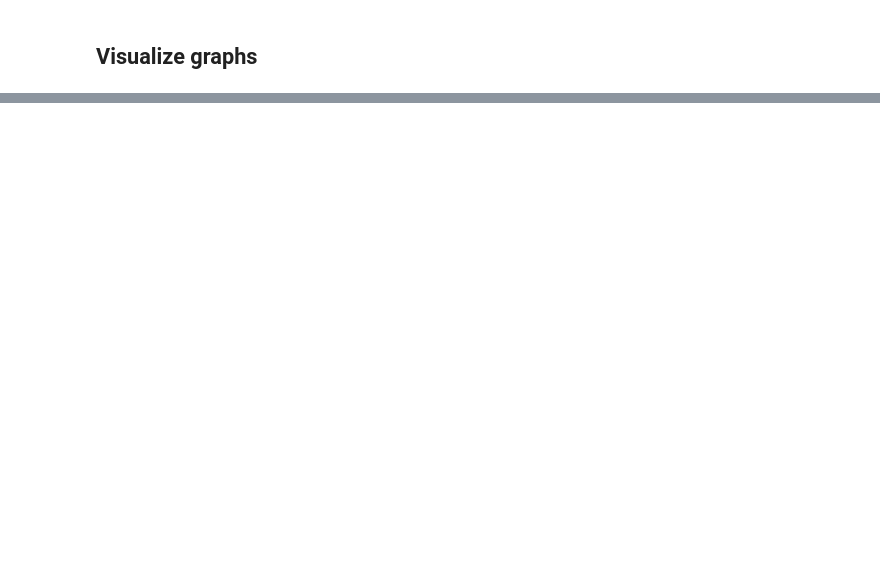
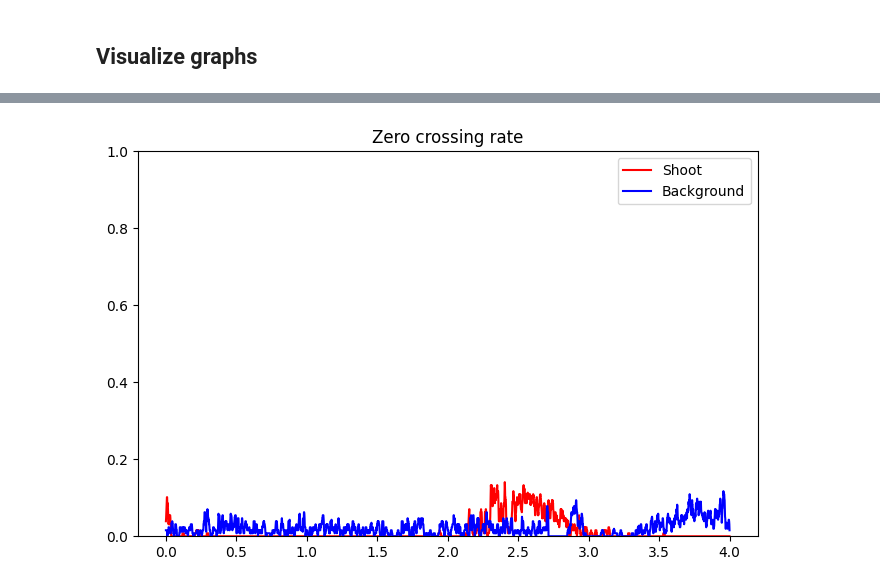
Before and after one commit to GabyDs/FirearmShotDetectionSystem, a Jupyter notebook: FirearmShotDetectionSystem.ipynb, the cells around one changed output, grey strips where cells are left out. Drawn from its saved outputs; the diff is of its cells as text; code cells hidden in the pictures; blank space fills up the shorter version.

```diff
--- a/FirearmShotDetectionSystem.ipynb
+++ b/FirearmShotDetectionSystem.ipynb
@@ -98,3 +87,22 @@ def plot_waveform(shoot, back):
+# %%
+def plot_zcr(shoot, back):
+
+  shoot_zcr = librosa.feature.zero_crossing_rate(y=shoot, frame_length=FRAME_LENGTH, hop_length=HOP_LENGTH)[0]
+  back_zcr = librosa.feature.zero_crossing_rate(y=back, frame_length=FRAME_LENGTH, hop_length=HOP_LENGTH)[0]
+
+  frames = range(0, shoot_zcr.size)
+  t = librosa.frames_to_time(frames, hop_length=HOP_LENGTH)
+
+  plt.figure(figsize=(8, 5))
+
+  plt.title("Zero crossing rate")
+
+  plt.plot(t, shoot_zcr, color="r", label="Shoot")
+  plt.plot(t, back_zcr, color="b", label="Background")
+  plt.ylim((0, 1))
+
+  plt.legend()
+  plt.show()
 # %%
 def plot_fft(shoot, back):
 
@@ -204,3 +215,8 @@ plot_waveform(shoot_sound, back_sound)
+# %%
+# display zero-crossing-rate
+plot_zcr(shoot_sound, back_sound)
+# %% [output]
+[figure, added]
 # %%
 # display frequency response
 plot_fft(shoot_sound, back_sound)
```
Also changed, not shown: parts of 10 cells of this notebook.
